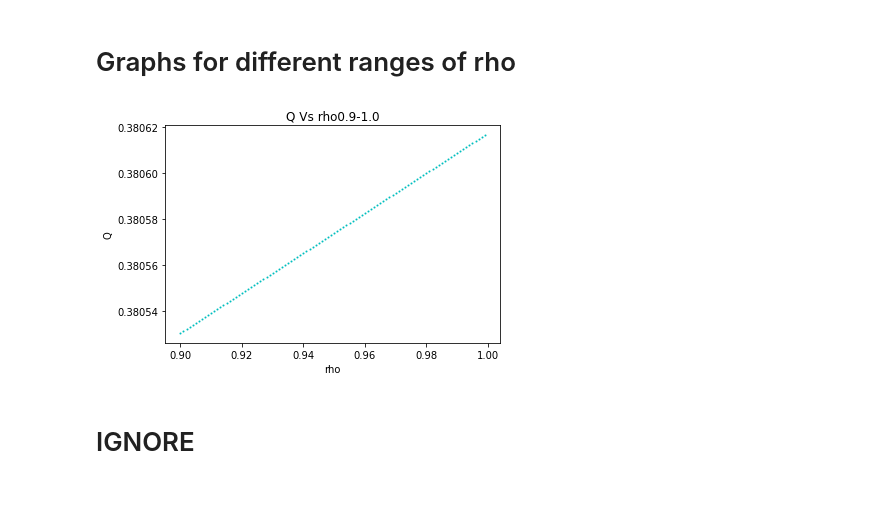
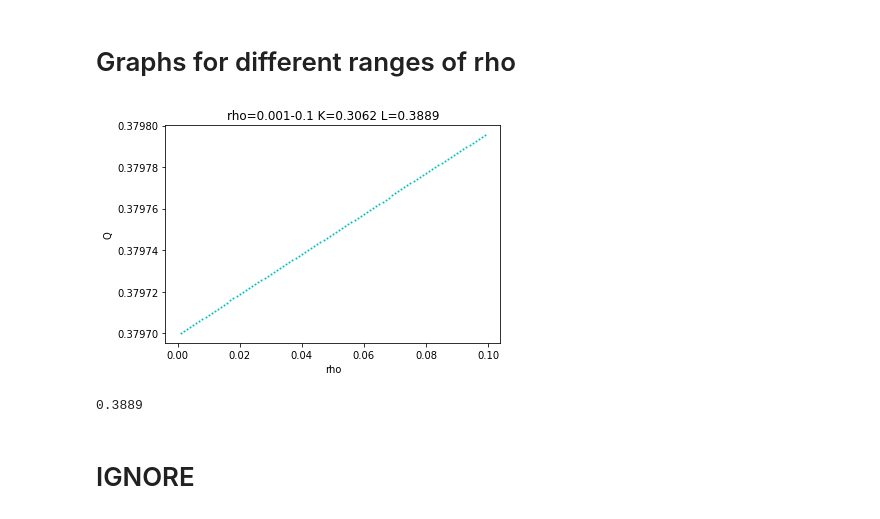
Before and after one commit to Poulami-Sarkar/Chaos-in-production-economics, a Jupyter notebook: PSO.ipynb, the cells around one changed output. Drawn from its saved outputs; the diff is of its cells as text; code cells hidden in the pictures.

```diff
--- a/PSO.ipynb
+++ b/PSO.ipynb
@@ -271,12 +271,14 @@ plt.savefig('qVSrho.png')
 # %% [markdown]
 # Graphs for different ranges of rho
 # %%
-r = (0.9,1.)
+r = (0.001,.1)
 # %%
 i = r[0]
 rho = []
 inter = []
-q.setparams(K=df['ICR'][0],L=df['NLIQ'][0])
+k=df['ICR'][0]
+l=df['NLIQ'][0]
+q.setparams(K=k,L=l)
 while i<r[1]:
     inter.append(q.Q(i))
     rho.append(i)
@@ -284,16 +286,20 @@ while i<r[1]:
 # %%
 x = rho
 y = inter
 
 fig=plt.figure()
 #ax=fig.add_axes([0,0,1,1])
 plt.scatter(x, y, color='c',s=1)
 plt.xlabel('rho')
 plt.ylabel("Q")
-plt.title('Q Vs rho'+str(r[0])+'-'+str(r[1]))
+plt.title('rho='+str(r[0])+'-'+str(r[1]) +' K='+ str(round(k,4))+' L='+ str(round(l,4)))
 plt.savefig('graphs/'+str(r[0])+'-'+str(r[1])+'.png')
 # %% [output]
-[figure, old version]
+[figure, new version]
+# %%
+round(0.38888888899999996,4)
+# %% [output]
+0.3889
 # %% [markdown]
 # IGNORE
 # %%
```
Also changed, not shown: 10 other files.
